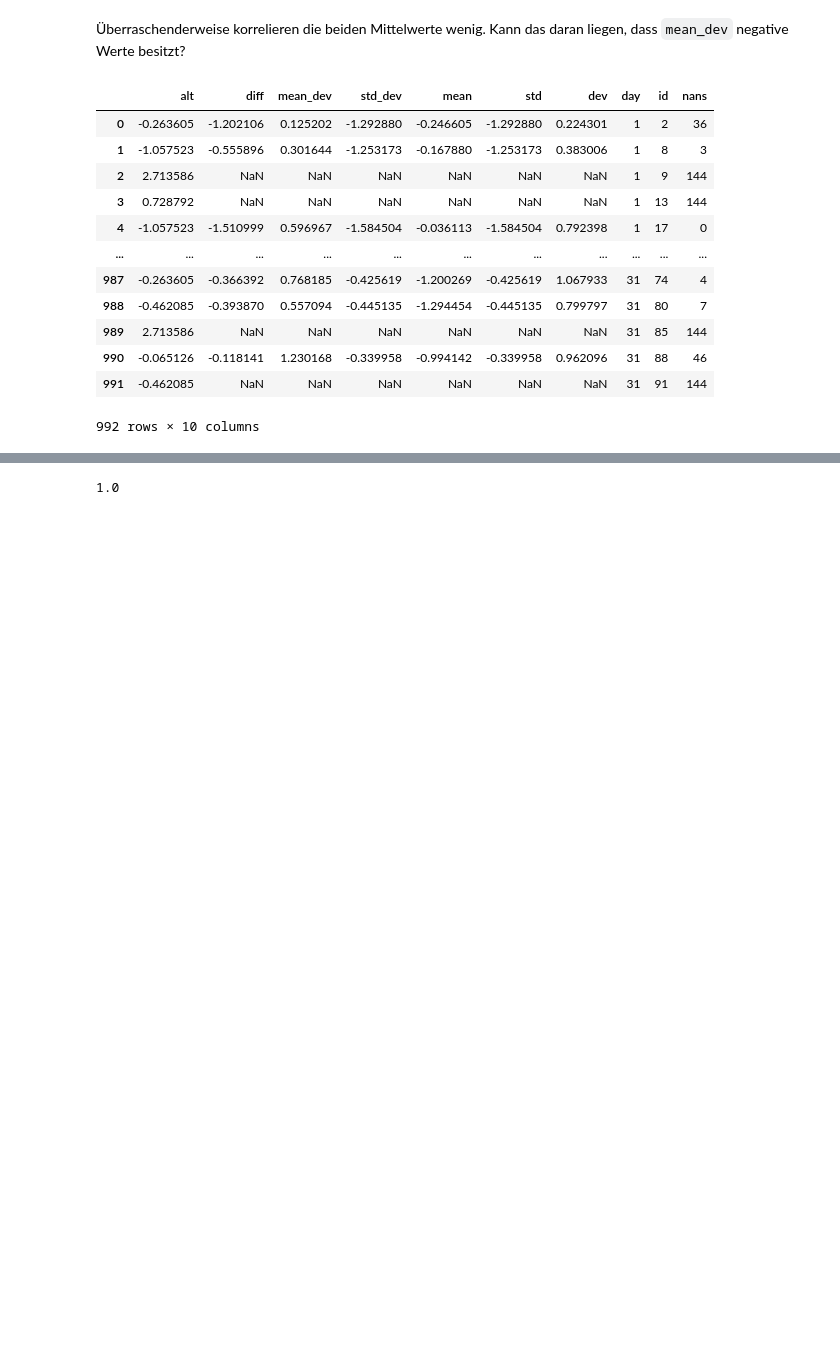
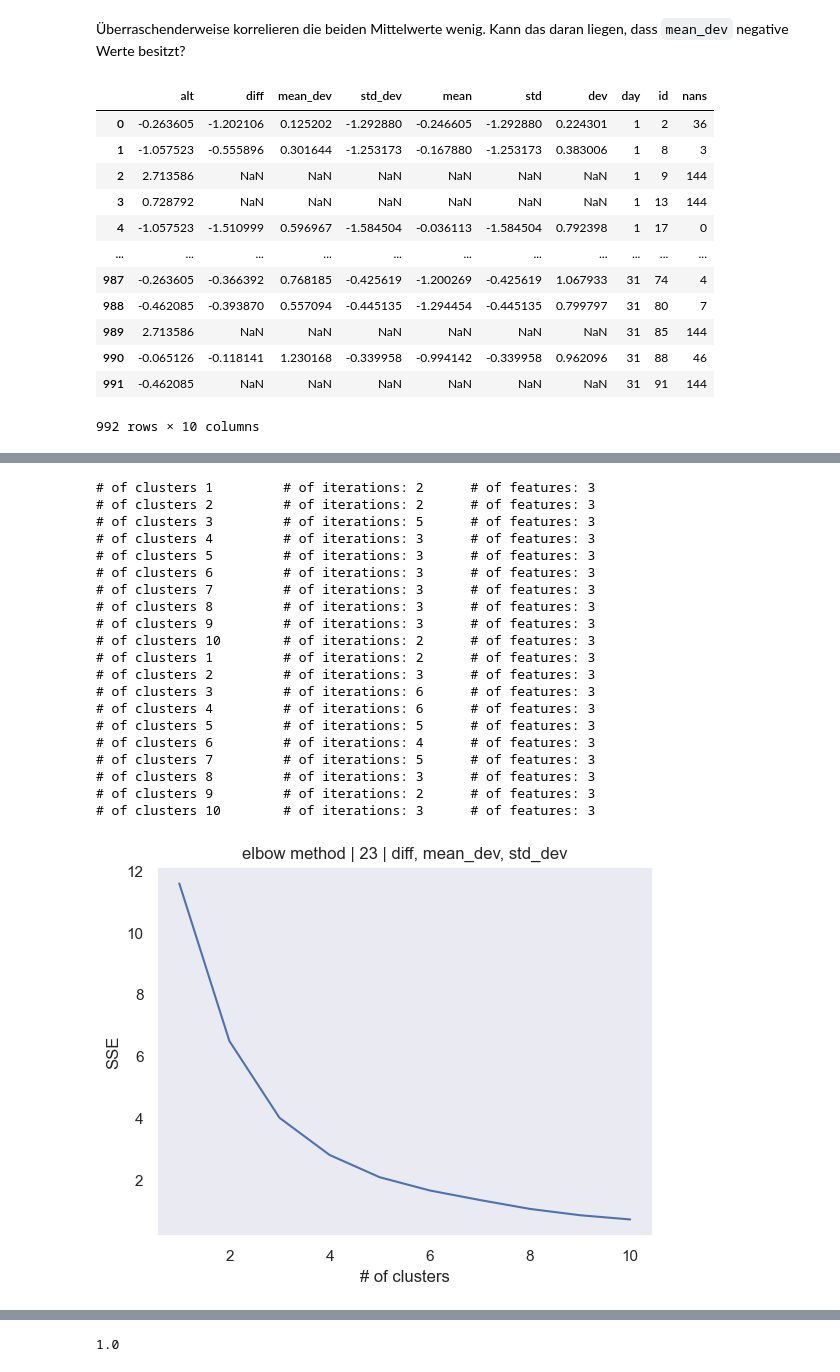
Before and after one commit to vegan-schnitzel/messi-cluster-analysis, a Jupyter notebook: code/4-scaled-features.ipynb, the cells around one changed output, grey strips where cells are left out. Drawn from its saved outputs; the diff is of its cells as text; code cells hidden in the pictures; blank space fills up the shorter version.

Commit message:
started to automate cluster analysis

```diff
--- a/code/4-scaled-features.ipynb
+++ b/code/4-scaled-features.ipynb
@@ -152,0 +166,62 @@ tmp_ftrs_scaled
+# %%
+def elbow(ftrs, nday, max_n_clusters=10, data=tmp_ftrs_scaled):
+    """
+    Compute SSE for multiple number of clusters.
+    """
+    # kmeans cannot handle missing values, rows containing missing values are going
+    # to be removed
+    day_ftrs = data[data.day == nday][ftrs].dropna()
+
+    sse = {}
+    for k in range(1,max_n_clusters+1):
+        kmeans = KMeans(
+            n_clusters=k,
+            init="k-means++", # initializes the centroids to be (generally) distant from each other
+            n_init=10,        # # of times kmeans is run with different centroid seeds
+            random_state=42,  # for reproducibility
+        ).fit(
+            day_ftrs # shape (n_samples, n_features)
+        )
+        # output some information
+        print(
+            "# of clusters", k,
+            "\t# of iterations:", kmeans.n_iter_,
+            "\t# of features:", kmeans.n_features_in_
+        )
+        # and save evaluation metric
+        sse[k] = kmeans.inertia_ # sum of squared distances
+
+    fig, ax = plt.subplots()
+    ax.plot(list(sse.keys()), list(sse.values()))
+    ax.grid(False)
+    ax.set_title(f"elbow method | {nday} | {', '.join(ftrs)}")
+    ax.set_xlabel("# of clusters")
+    ax.set_ylabel("SSE");
+# %%
+ftrs = ["diff", "mean_dev", "std_dev"]
+nday = 23
+
+elbow(ftrs, nday)
+elbow(ftrs, nday=17)
+# %% [output]
+# of clusters 1         # of iterations: 2      # of features: 3
+# of clusters 2         # of iterations: 2      # of features: 3
+# of clusters 3         # of iterations: 5      # of features: 3
+# of clusters 4         # of iterations: 3      # of features: 3
+# of clusters 5         # of iterations: 3      # of features: 3
+# of clusters 6         # of iterations: 3      # of features: 3
+# of clusters 7         # of iterations: 3      # of features: 3
+# of clusters 8         # of iterations: 3      # of features: 3
+# of clusters 9         # of iterations: 3      # of features: 3
+# of clusters 10        # of iterations: 2      # of features: 3
+# of clusters 1         # of iterations: 2      # of features: 3
+# of clusters 2         # of iterations: 3      # of features: 3
+# of clusters 3         # of iterations: 6      # of features: 3
+# of clusters 4         # of iterations: 6      # of features: 3
+# of clusters 5         # of iterations: 5      # of features: 3
+# of clusters 6         # of iterations: 4      # of features: 3
+# of clusters 7         # of iterations: 5      # of features: 3
+# of clusters 8         # of iterations: 3      # of features: 3
+# of clusters 9         # of iterations: 2      # of features: 3
+# of clusters 10        # of iterations: 3      # of features: 3
+[figure, added]
```
Also changed, not shown: parts of 23 cells of this notebook, 34 other files.
